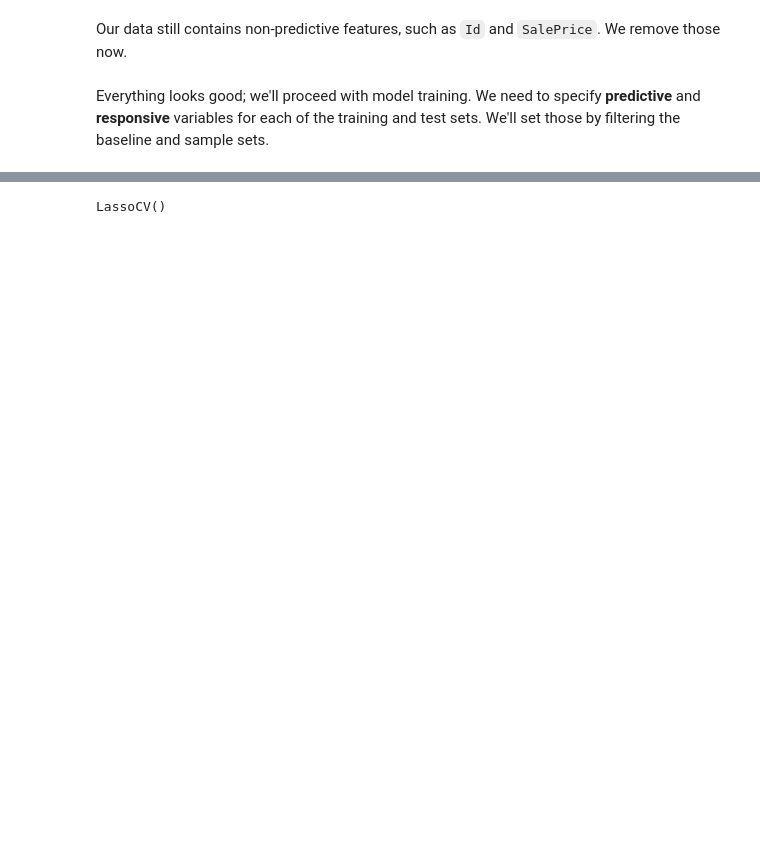
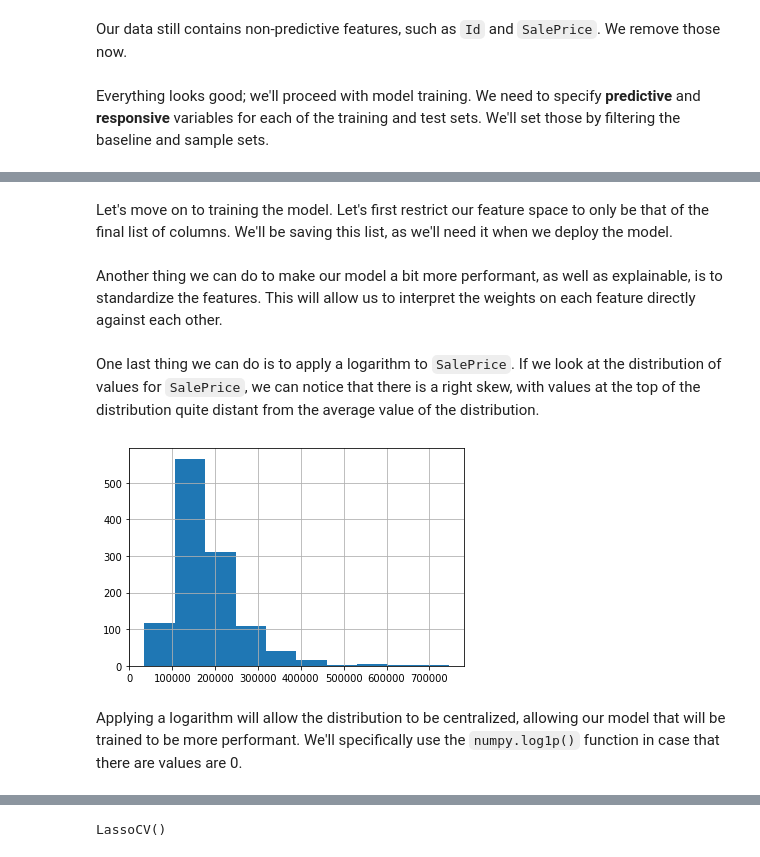
Before and after one commit to roykim1990/house_price_python, a Jupyter notebook: model_training.ipynb, the cells around one changed output, grey strips where cells are left out. Saved outputs shown, nothing was run; the diff lists cells and outputs as text; code cells hidden in the pictures; blank space fills up the shorter version.

Commit message:
update model to be more performant

```diff
--- a/model_training.ipynb
+++ b/model_training.ipynb
@@ -119,0 +182,8 @@ for col in categorical_features:
+# %%
+# Functional conversion
+df_baseline.loc[:, 'Functional'] = df_baseline['Functional'].apply(functional)
+df_sample.loc[:, 'Functional'] = df_sample['Functional'].apply(functional)
+# %%
+# GarageFinish conversion
+df_baseline.loc[:, 'GarageFinish'] = df_baseline['GarageFinish'].apply(garage_finish)
+df_sample.loc[:, 'GarageFinish'] = df_sample['GarageFinish'].apply(garage_finish)
@@ -120,3 +192,6 @@ for col in categorical_features:
+# %%
+df_baseline['MSSubClass'] = df_baseline['MSSubClass'].astype(str)
+df_sample['MSSubClass'] = df_sample['MSSubClass'].astype(str)
 # %% [markdown]
 Our data still contains non-predictive features, such as `Id` and `SalePrice`. We remove those now.
 # %%
@@ -154,0 +262,2 @@ pickle.dump(train_encoded_columns, open('train_encoded_columns.pickle', 'wb'))
+# %% [markdown]
+Let's move on to training the model. Let's first restrict our feature space to only be that of the final list of columns. We'll be saving this list, as we'll need it when we deploy the model.
@@ -154,0 +271,2 @@ pickle.dump(train_encoded_columns, open('train_encoded_columns.pickle', 'wb'))
+# %% [markdown]
+Another thing we can do to make our model a bit more performant, as well as explainable, is to standardize the features. This will allow us to interpret the weights on each feature directly against each other.
@@ -154,0 +279,8 @@ pickle.dump(train_encoded_columns, open('train_encoded_columns.pickle', 'wb'))
+# %% [markdown]
+One last thing we can do is to apply a logarithm to `SalePrice`. If we look at the distribution of values for `SalePrice`, we can notice that there is a right skew, with values at the top of the distribution quite distant from the average value of the distribution.
+# %%
+y_train.hist();
+# %% [output]
+[figure, added]
+# %% [markdown]
+Applying a logarithm will allow the distribution to be centralized, allowing our model that will be trained to be more performant. We'll specifically use the `numpy.log1p()` function in case that there are values are 0.
```
Also changed, not shown: parts of 67 cells of this notebook, 8 other files.
